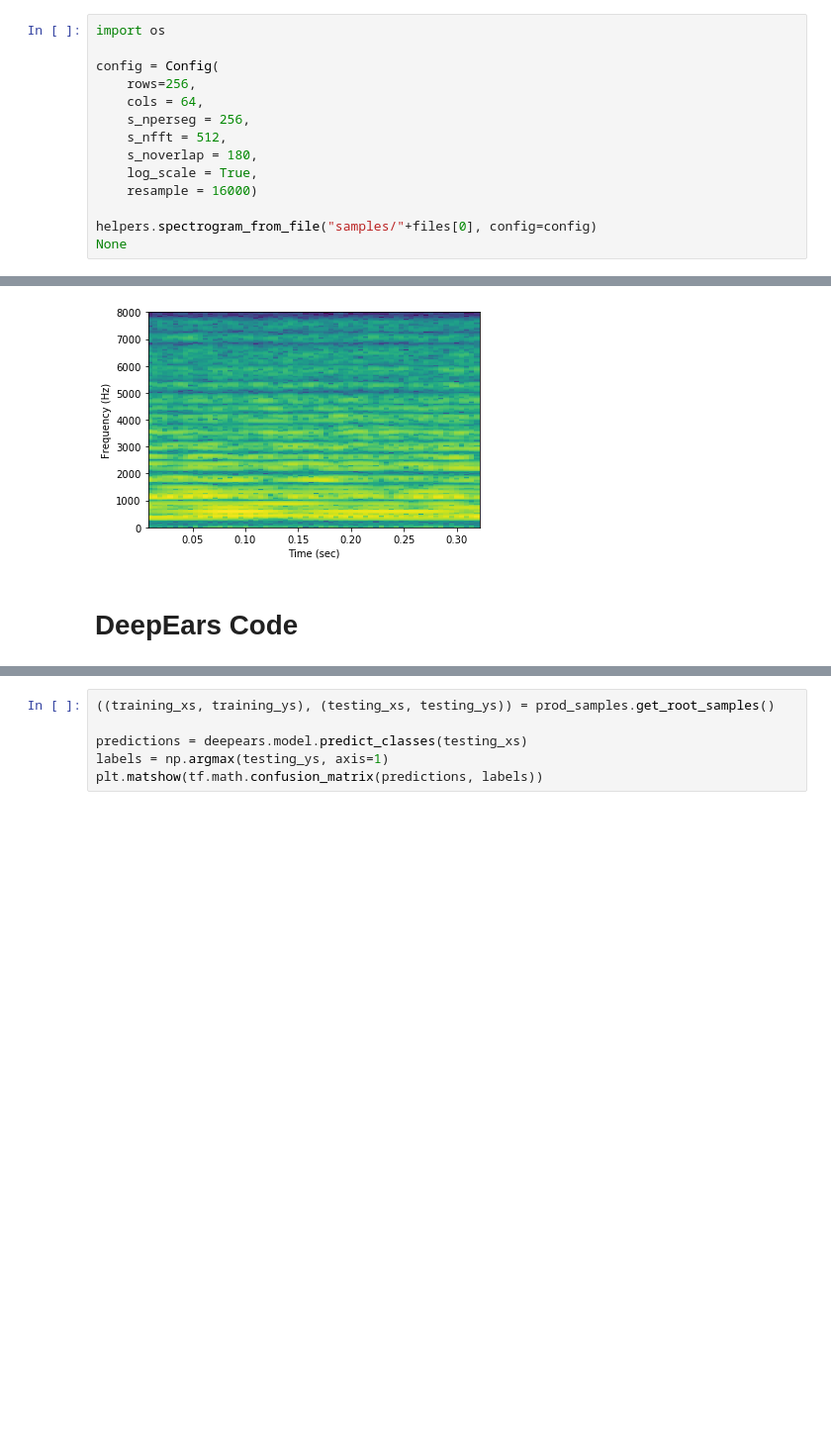
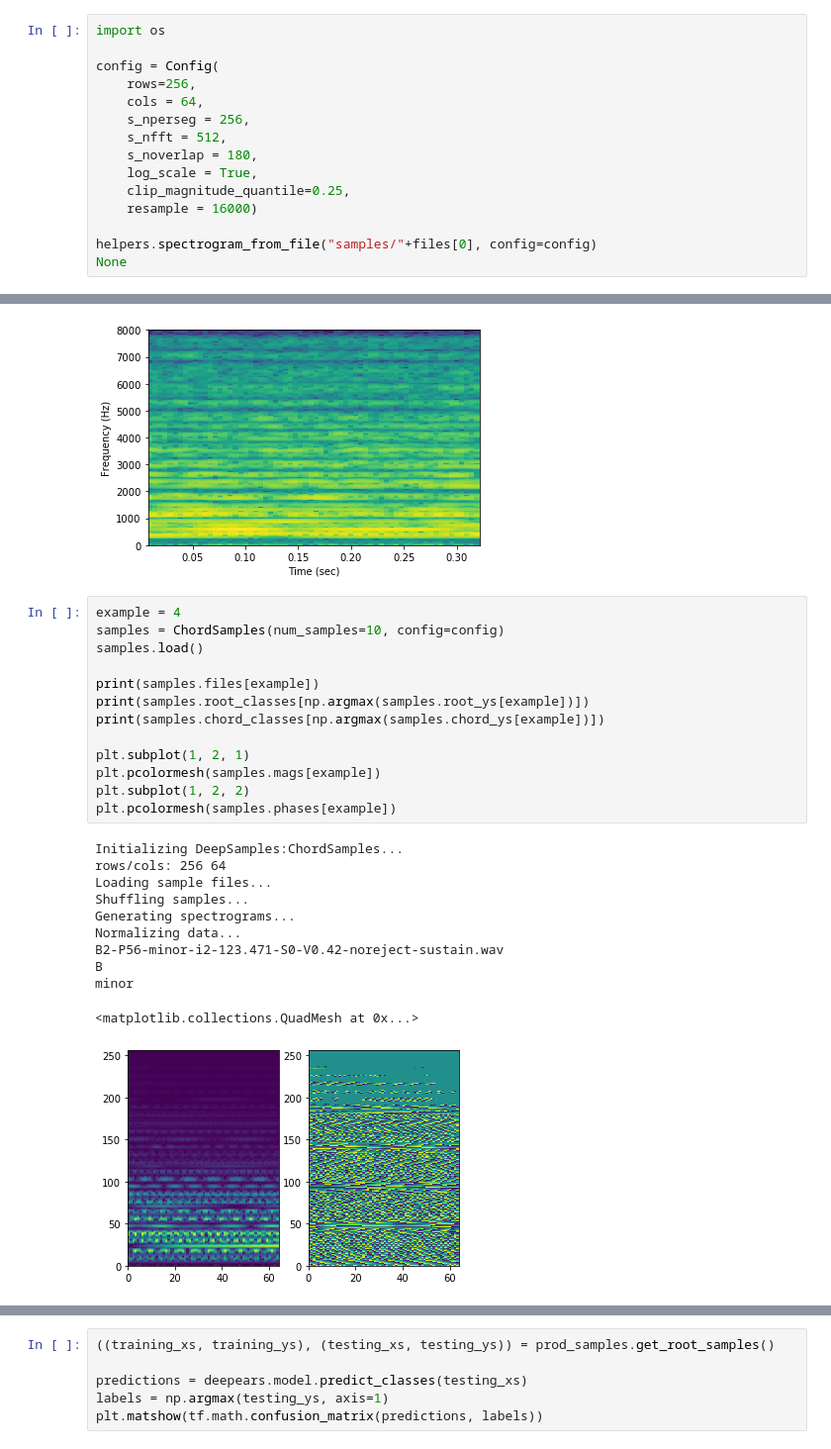
Before and after one commit to 0xfe/deepears, a Jupyter notebook: DeepChords.ipynb, the cells around one changed output, grey strips where cells are left out. Shown at 99% size. Cells and saved outputs as stored; diff of their text form; blank space fills up the shorter version.

Commit message:
Created multi-headed chord recognition model.

```diff
--- a/DeepChords.ipynb
+++ b/DeepChords.ipynb
@@ -80,6 +72,7 @@ config = Config(
     s_nfft = 512,
     s_noverlap = 180,
     log_scale = True,
+    clip_magnitude_quantile=0.25,
     resample = 16000)
 
 helpers.spectrogram_from_file("samples/"+files[0], config=config)
@@ -88,5 +81,28 @@ None
 Spectrogram for samples/D4-P51-major-i1-293.665-S0-V0.43-noreject-sustain.wav
 (257, 67)
 [figure]
-# %% [markdown]
-# DeepEars Code
+# %%
+example = 4
+samples = ChordSamples(num_samples=10, config=config)
+samples.load()
+
+print(samples.files[example])
+print(samples.root_classes[np.argmax(samples.root_ys[example])])
+print(samples.chord_classes[np.argmax(samples.chord_ys[example])])
+
+plt.subplot(1, 2, 1)
+plt.pcolormesh(samples.mags[example])
+plt.subplot(1, 2, 2)
+plt.pcolormesh(samples.phases[example])
+# %% [output]
+Initializing DeepSamples:ChordSamples...
+rows/cols: 256 64
+Loading sample files...
+Shuffling samples...
+Generating spectrograms...
+Normalizing data...
+B2-P56-minor-i2-123.471-S0-V0.42-noreject-sustain.wav
+B
+minor
+<matplotlib.collections.QuadMesh at 0x...>
+[figure, added]
```
Also changed, not shown: parts of 23 cells of this notebook, 3 other files.
